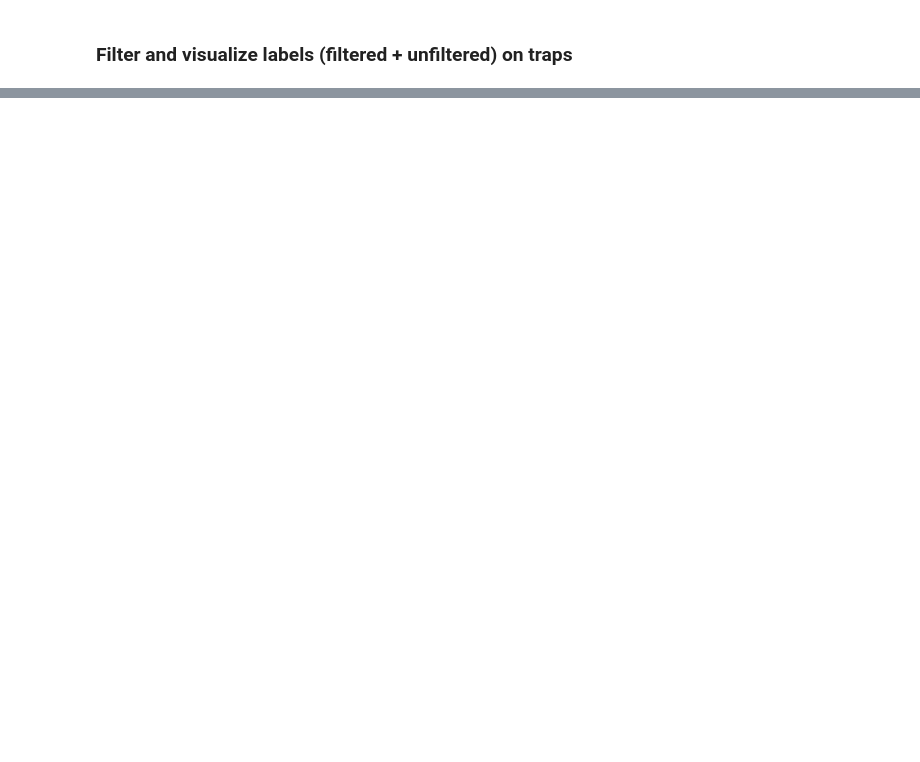
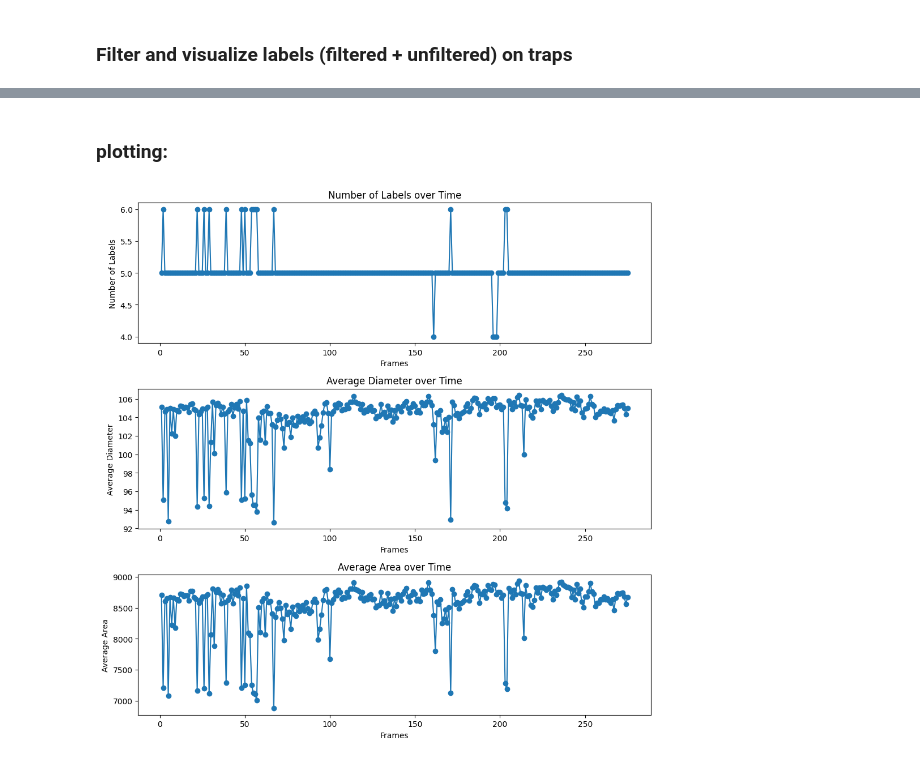
Before and after one commit to michaelkin1/Master_Thesis_Michael_Kinsella_Symbiodinium_Pipeline, a Jupyter notebook: MM_pipeline.ipynb, the cells around one changed output, grey strips where cells are left out. Saved outputs shown, nothing was run; the diff lists cells and outputs as text; code cells hidden in the pictures; blank space fills up the shorter version.

```diff
--- a/MM_pipeline.ipynb
+++ b/MM_pipeline.ipynb
@@ -428,3 +416,19 @@ WARNING: QWindowsWindow::setGeometry: Unable to set geometry 1920x984+0+34 (fram
+# %%
+from skimage import measure
+import numpy as np
+
+def filter_labels_function(labels, min_area_threshold, max_area_threshold, max_circularity_threshold):
+    # Initialize an empty array to store the filtered labels
+    filtered_labels = np.zeros_like(labels)
+
+    for region in reversed(measure.regionprops(labels)):
+        if min_area_threshold < region.area < max_area_threshold and region.eccentricity < max_circularity_threshold:
+            # If conditions are met, extract coords
+            coords = region.coords
+            # If conditions are met, set to 1
+            filtered_labels[coords[:, 0], coords[:, 1]] = region.label
+
+    return filtered_labels
 # %%
 import numpy as np
 from skimage import measure
@@ -748,0 +548,37 @@ NameError: name 'model' is not defined
+# %% [markdown]
+### plotting:
+# %%
+import matplotlib.pyplot as plt
+import numpy as np
+
+# Extract data for plotting
+timepoints = sorted(regionprops_dict.keys())
+num_labels = [len(regionprops) for timepoint, regionprops in regionprops_dict.items()]
+average_areas = [np.mean([props["area"] for props in regionprops.values()]) for timepoint, regionprops in regionprops_dict.items()]
+average_diameters = [np.mean([props["equivalent_diameter"] for props in regionprops.values()]) for timepoint, regionprops in regionprops_dict.items()]
+
+# Plotting
+fig, axs = plt.subplots(3, 1, figsize=(10, 10))
+
+# Plot Number of Labels
+axs[0].plot(timepoints, num_labels, marker='o')
+axs[0].set_title('Number of Labels over Time')
+axs[0].set_xlabel('Frames')
+axs[0].set_ylabel('Number of Labels')
+
+# Plot Average Diameter
+axs[1].plot(timepoints, average_diameters, marker='o')
+axs[1].set_title('Average Diameter over Time')
+axs[1].set_xlabel('Frames')
+axs[1].set_ylabel('Average Diameter')
+
+# Plot Average Area
+axs[2].plot(timepoints, average_areas, marker='o')
+axs[2].set_title('Average Area over Time')
+axs[2].set_xlabel('Frames')
+axs[2].set_ylabel('Average Area')
+
+plt.tight_layout()
+plt.show()
+# %% [output]
+[figure, added]
```
Also changed, not shown: parts of 35 cells of this notebook, 7 other files.
